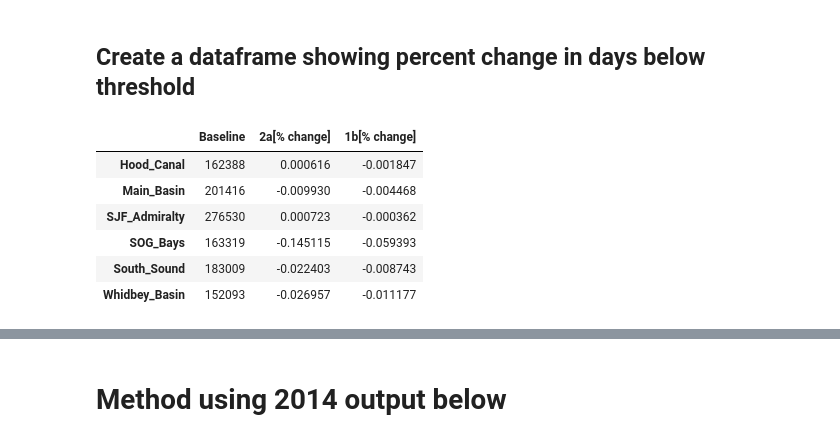
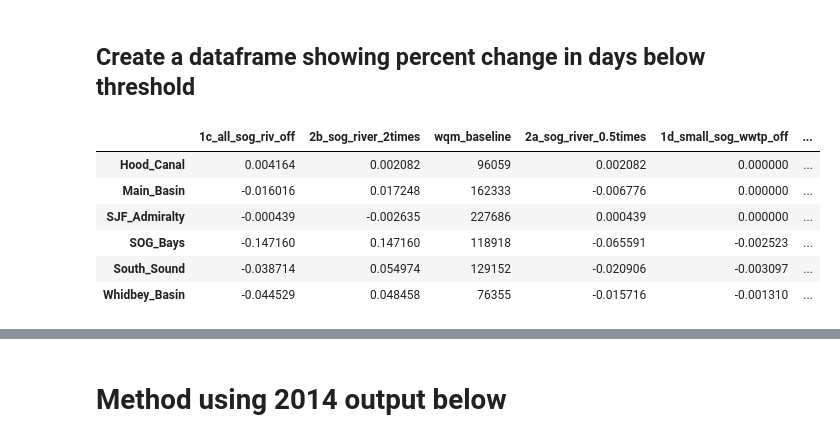
Before and after one commit to UW-PSI/SalishSeaModel-analysis, a Jupyter notebook: notebooks/dev_days_exceedence.ipynb, the cells around one changed output, grey strips where cells are left out. Cells and saved outputs as stored; diff of their text form; code cells hidden in the pictures.

Commit message:
Updated with all KC runs removed masked values

```diff
--- a/notebooks/dev_days_exceedence.ipynb
+++ b/notebooks/dev_days_exceedence.ipynb
@@ -29,10 +40,10 @@ dir_list = os.listdir(processed_netcdf_dir)
 MinBottomDO={}
 for run_dir in dir_list:
     try:
-        run_file=processed_netcdf_dir/run_dir/'bottom'/'dailyDO_24hrmin_bottom.nc'
+        run_file=processed_netcdf_dir/run_dir/'bottom'/f'daily_{np_operator}_{model_var}_bottom.nc'
         with xarray.open_dataset(run_file) as ds:
             print([*ds])
-            MinBottomDO[run_dir]=ds.DOXG24hrMinBott
+            MinBottomDO[run_dir]=ds[f'{model_var}_daily_{np_operator}_bott']
             print(MinBottomDO[run_dir].shape)
     except FileNotFoundError:
         print(f'File Not Found: {run_file}')
@@ -86,12 +88,13 @@ Wall time: 27.6 s
 # %% [markdown]
 ## Create boolean where MinDO < threshold
 # %%
-nodataruns=[
-    '1c_all_sog_riv_off',
-    '2b_sog_river_2times',
-    '1d_small_sog_wwtp_off',
-    '1e_med_sog_wwtp_off'
-]
+# nodataruns=[
+#     '1c_all_sog_riv_off',
+#     '2b_sog_river_2times',
+#     '1d_small_sog_wwtp_off',
+#     '1e_med_sog_wwtp_off'
+# ]
+nodataruns=[]
 # %%
 nnodes = len(DO_thresh)
 ndays=366
@@ -117,7 +124,10 @@ for run_type in dir_list:
     if run_type not in nodataruns:
         TotalAnoxic[run_type]={}
         for basin in basins:
-            TotalAnoxic[run_type][basin]=np.array(AnoxicDays[run_type])[gdf['Basin']==basin].sum()
+            TotalAnoxic[run_type][basin]=np.array(AnoxicDays[run_type])[
+                (gdf['Basin']==basin) &
+                (gdf['included_i']==1)
+            ].sum()
 # %%
 TotalAnoxic_df=pandas.DataFrame(TotalAnoxic)
 TotalAnoxic_df
@@ -132,21 +142,28 @@ TotalAnoxic_df
 # %% [markdown]
 ## Create a dataframe showing percent change in days below threshold
 # %%
+# create empty dataframe to place baseline value and percent change for all other runs
 PercentChangeAnoxic = pandas.DataFrame().reindex_like(TotalAnoxic_df)
 PercentChangeAnoxic['wqm_baseline']=TotalAnoxic_df['wqm_baseline']
-PercentChangeAnoxic['2a_sog_river_0.5times']=100*(
-    (TotalAnoxic_df['2a_sog_river_0.5times']-TotalAnoxic_df['wqm_baseline'])/TotalAnoxic_df['wqm_baseline']
-)
-PercentChangeAnoxic['1b_all_sog_wwtp_off']=100*(
-    (TotalAnoxic_df['1b_all_sog_wwtp_off']-TotalAnoxic_df['wqm_baseline'])/TotalAnoxic_df['wqm_baseline']
-)
-PercentChangeAnoxic=PercentChangeAnoxic.rename(columns={'wqm_baseline':'Baseline','2a_sog_river_0.5times':'2a[% change]','1b_all_sog_wwtp_off':'1b[% change]'})
+
+# create a list of the runs for which to calculate % change
+change_list=TotalAnoxic_df.columns.to_list()
+change_list.remove('wqm_baseline')
+# calculate percent change
+baseline=ssm['run_information']['baseline'] #defined as 'wqm_baseline'
+for change in change_list:
+    PercentChangeAnoxic[change]=100*(
+        (TotalAnoxic_df[change]-TotalAnoxic_df[baseline])/TotalAnoxic_df[baseline]
+    )
+# PercentChangeAnoxic['1b_all_sog_wwtp_off']=100*(
+#     (TotalAnoxic_df['1b_all_sog_wwtp_off']-TotalAnoxic_df['wqm_baseline'])/TotalAnoxic_df['wqm_baseline']
+# )
 PercentChangeAnoxic
 # %% [output]
-|  | Baseline | 2a[% change] | 1b[% change] |
-| Hood_Canal | 162388 | 0.000616 | -0.001847 |
-| Main_Basin | 201416 | -0.009930 | -0.004468 |
-| SJF_Admiralty | 276530 | 0.000723 | -0.000362 |
-| SOG_Bays | 163319 | -0.145115 | -0.059393 |
-| South_Sound | 183009 | -0.022403 | -0.008743 |
-| Whidbey_Basin | 152093 | -0.026957 | -0.011177 |
+|  | 1c_all_sog_riv_off | 2b_sog_river_2times | wqm_baseline | 2a_sog_river_0.5times | 1d_small_sog_wwtp_off | ... |
+| Hood_Canal | 0.004164 | 0.002082 | 96059 | 0.002082 | 0.000000 | ... |
+| Main_Basin | -0.016016 | 0.017248 | 162333 | -0.006776 | 0.000000 | ... |
+| SJF_Admiralty | -0.000439 | -0.002635 | 227686 | 0.000439 | 0.000000 | ... |
+| SOG_Bays | -0.147160 | 0.147160 | 118918 | -0.065591 | -0.002523 | ... |
+| South_Sound | -0.038714 | 0.054974 | 129152 | -0.020906 | -0.003097 | ... |
+| Whidbey_Basin | -0.044529 | 0.048458 | 76355 | -0.015716 | -0.001310 | ... |
```
Also changed, not shown: parts of 20 cells of this notebook.
